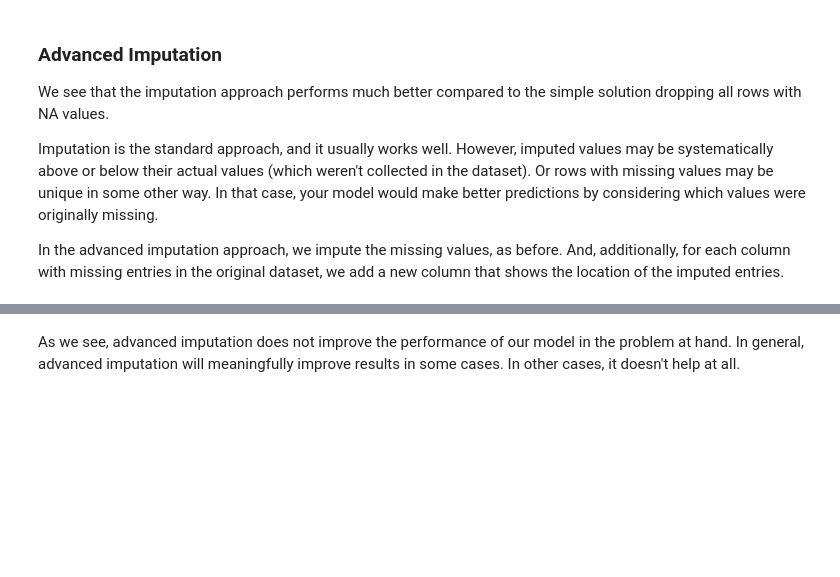
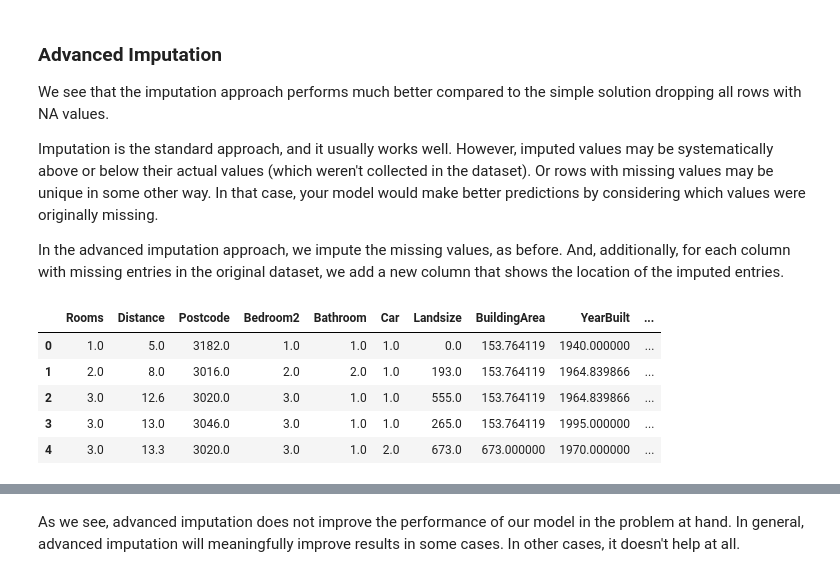
Before and after one commit to tds2122/course, a Jupyter notebook: notebooks/03_Machine_Learning_Intro.ipynb, the cells around one changed output, grey strips where cells are left out. Saved outputs shown, nothing was run; the diff lists cells and outputs as text; code cells hidden in the pictures; blank space fills up the shorter version.

```diff
--- a/notebooks/03_Machine_Learning_Intro.ipynb
+++ b/notebooks/03_Machine_Learning_Intro.ipynb
@@ -288,24 +350,33 @@ In the advanced imputation approach, we impute the missing values, as before. An
 # %%
 # Make a copy of the original datasets to avoid changing the original data frame
 X_train_plus = X_train.copy()
 X_valid_plus = X_valid.copy()
 
 # Find all columns with missing values:
 cols_with_missing = X_train.columns.values[X_train.isna().sum() > 0]
 
 # Make new columns indicating what will be imputed
 for col in cols_with_missing:
     X_train_plus[col + '_was_missing'] = X_train_plus[col].isnull()
     X_valid_plus[col + '_was_missing'] = X_valid_plus[col].isnull()
 
 # Imputation
 simple_imputer = SimpleImputer()
 imputed_X_train_plus = pd.DataFrame(simple_imputer.fit_transform(X_train_plus))
 imputed_X_valid_plus = pd.DataFrame(simple_imputer.transform(X_valid_plus))
 
 # "Repair" column names
 imputed_X_train_plus.columns = X_train_plus.columns
 imputed_X_valid_plus.columns = X_valid_plus.columns
+
+imputed_X_train_plus.head()
+# %% [output]
+|  | Rooms | Distance | Postcode | Bedroom2 | Bathroom | Car | Landsize | BuildingArea | YearBuilt | ... |
+| 0 | 1.0 | 5.0 | 3182.0 | 1.0 | 1.0 | 1.0 | 0.0 | 153.764119 | 1940.000000 | ... |
+| 1 | 2.0 | 8.0 | 3016.0 | 2.0 | 2.0 | 1.0 | 193.0 | 153.764119 | 1964.839866 | ... |
+| 2 | 3.0 | 12.6 | 3020.0 | 3.0 | 1.0 | 1.0 | 555.0 | 153.764119 | 1964.839866 | ... |
+| 3 | 3.0 | 13.0 | 3046.0 | 3.0 | 1.0 | 1.0 | 265.0 | 153.764119 | 1995.000000 | ... |
+| 4 | 3.0 | 13.3 | 3020.0 | 3.0 | 1.0 | 2.0 | 673.0 | 673.000000 | 1970.000000 | ... |
 # %%
 mae_imputation_advanced = score_dataset(imputed_X_train_plus, imputed_X_valid_plus, y_train, y_valid)
 print("MAE using Imputation: {}".format(mae_imputation_advanced))
```
Also changed, not shown: parts of 19 cells of this notebook.
